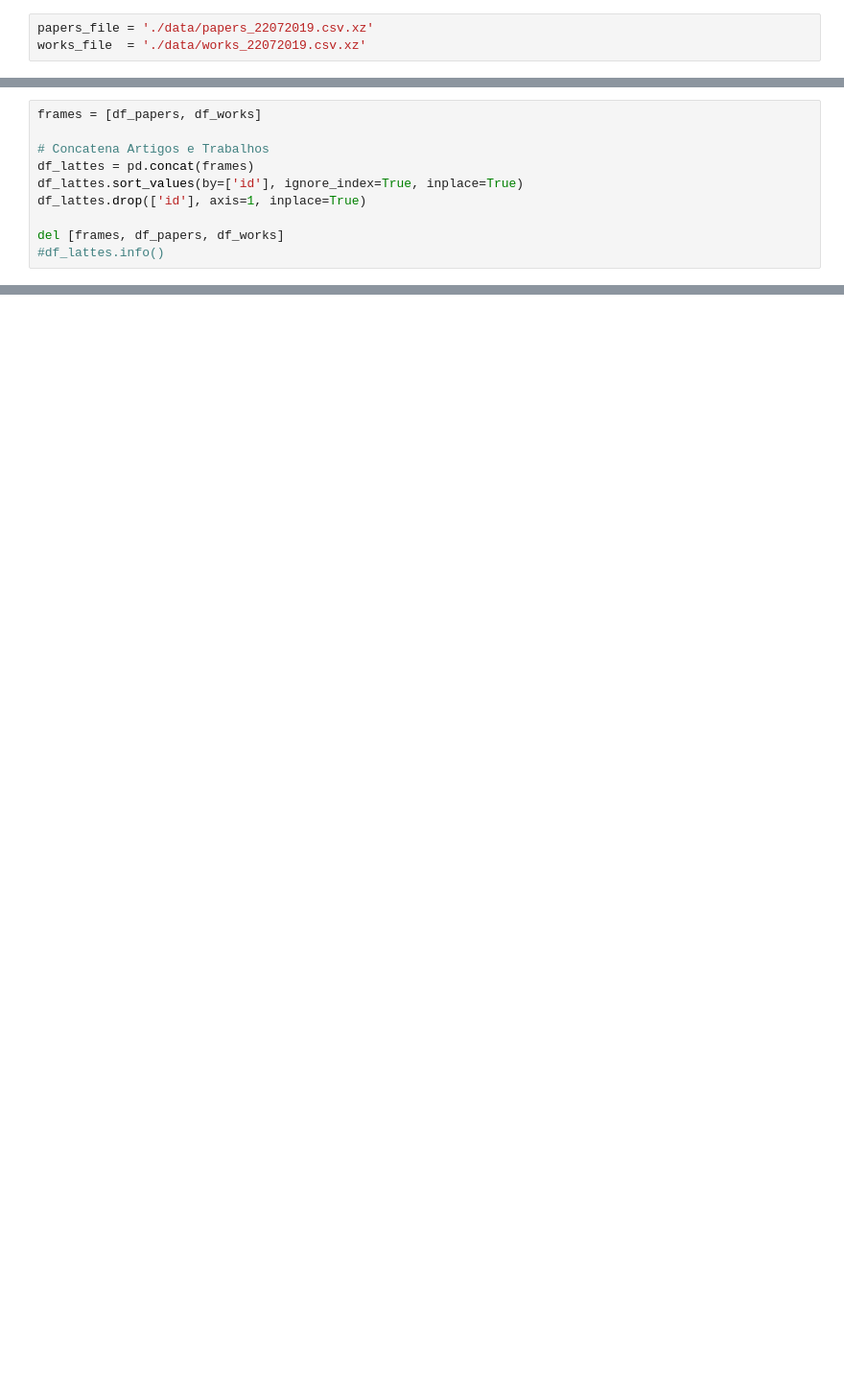
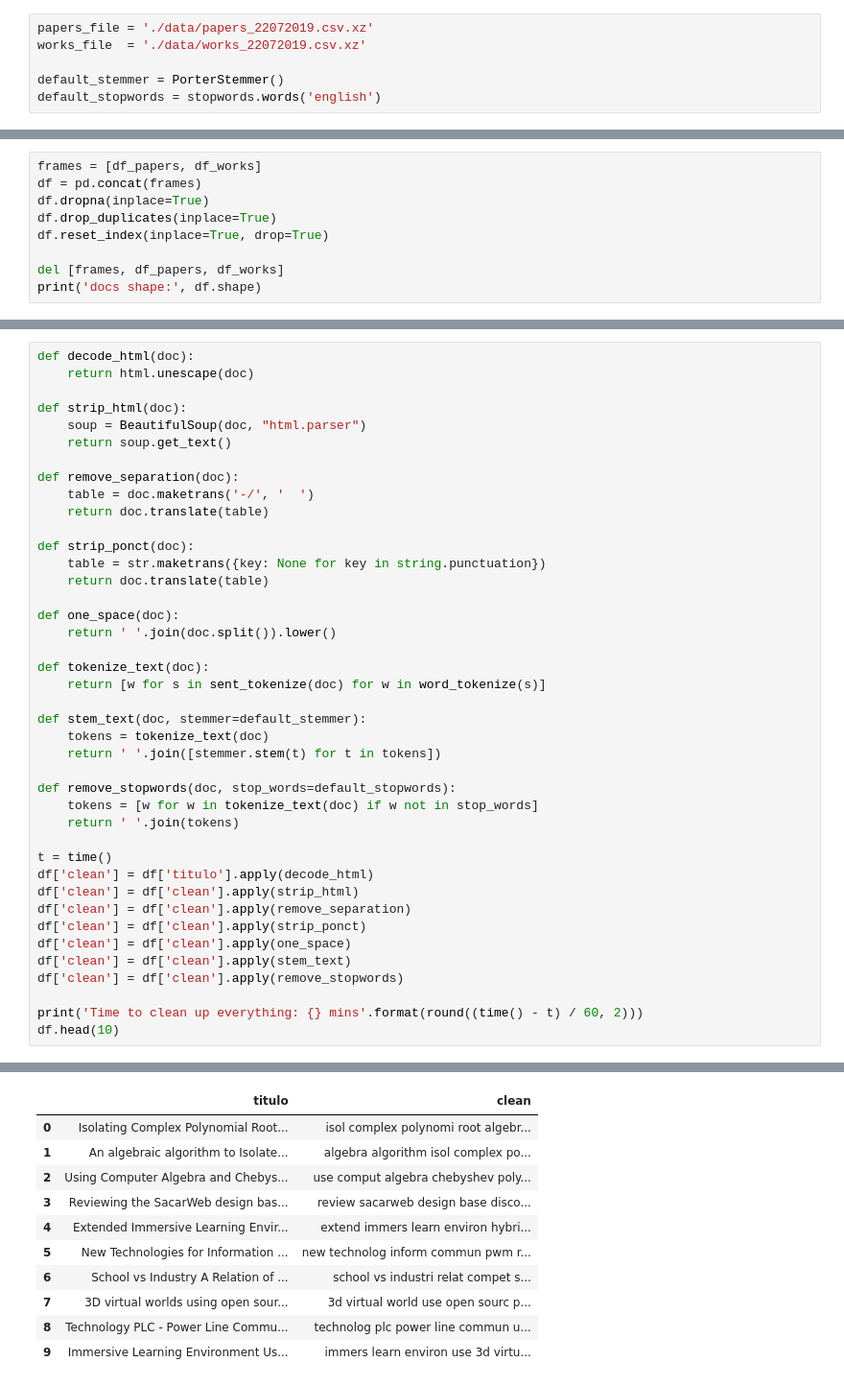
Before and after one commit to ufsj-labPi/cluwords-lattes, a Jupyter notebook: pre-embedding.ipynb, the cells around one changed output, grey strips where cells are left out. Shown at 96% size. Saved outputs shown, nothing was run; the diff lists cells and outputs as text; blank space fills up the shorter version.

```diff
--- a/pre-embedding.ipynb
+++ b/pre-embedding.ipynb
@@ -7,3 +17,6 @@ from bs4 import BeautifulSoup
 # %%
 papers_file = './data/papers_22072019.csv.xz'
 works_file  = './data/works_22072019.csv.xz'
+
+default_stemmer = PorterStemmer()
+default_stopwords = stopwords.words('english')
@@ -26,10 +50,9 @@ df_works.dropna(inplace=True)
 # %%
 frames = [df_papers, df_works]
-
-# Concatena Artigos e Trabalhos
-df_lattes = pd.concat(frames)
-df_lattes.sort_values(by=['id'], ignore_index=True, inplace=True)
-df_lattes.drop(['id'], axis=1, inplace=True)
+df = pd.concat(frames)
+df.dropna(inplace=True)
+df.drop_duplicates(inplace=True)
+df.reset_index(inplace=True, drop=True)
 
 del [frames, df_papers, df_works]
-#df_lattes.info()
+print('docs shape:', df.shape)
@@ -60,0 +63,42 @@ df_lattes['titulo'] = df_lattes['titulo'].apply(one_space)
+# %%
+def decode_html(doc):
+    return html.unescape(doc)
+
+def strip_html(doc):
+    soup = BeautifulSoup(doc, "html.parser")
+    return soup.get_text()
+
+def remove_separation(doc):
+    table = doc.maketrans('-/', '  ')
+    return doc.translate(table)
+
+def strip_ponct(doc):
+    table = str.maketrans({key: None for key in string.punctuation})
+    return doc.translate(table)
+
+def one_space(doc):
+    return ' '.join(doc.split()).lower()
+
+def tokenize_text(doc):
+    return [w for s in sent_tokenize(doc) for w in word_tokenize(s)]
+
+def stem_text(doc, stemmer=default_stemmer):
+    tokens = tokenize_text(doc)
+    return ' '.join([stemmer.stem(t) for t in tokens])
+
+def remove_stopwords(doc, stop_words=default_stopwords):
+    tokens = [w for w in tokenize_text(doc) if w not in stop_words]
+    return ' '.join(tokens)
+
+t = time()
+df['clean'] = df['titulo'].apply(decode_html)
+df['clean'] = df['clean'].apply(strip_html)
+df['clean'] = df['clean'].apply(remove_separation)
+df['clean'] = df['clean'].apply(strip_ponct)
+df['clean'] = df['clean'].apply(one_space)
+df['clean'] = df['clean'].apply(stem_text)
+df['clean'] = df['clean'].apply(remove_stopwords)
+
+print('Time to clean up everything: {} mins'.format(round((time() - t) / 60, 2)))
+df.head(10)
+# %% [output]
@@ -60,0 +106,11 @@ df_lattes['titulo'] = df_lattes['titulo'].apply(one_space)
+|  | titulo | clean |
+| 0 | Isolating Complex Polynomial Root... | isol complex polynomi root algebr... |
+| 1 | An algebraic algorithm to Isolate... | algebra algorithm isol complex po... |
+| 2 | Using Computer Algebra and Chebys... | use comput algebra chebyshev poly... |
+| 3 | Reviewing the SacarWeb design bas... | review sacarweb design base disco... |
+| 4 | Extended Immersive Learning Envir... | extend immers learn environ hybri... |
+| 5 | New Technologies for Information ... | new technolog inform commun pwm r... |
+| 6 | School vs Industry A Relation of ... | school vs industri relat compet s... |
+| 7 | 3D virtual worlds using open sour... | 3d virtual world use open sourc p... |
+| 8 | Technology PLC - Power Line Commu... | technolog plc power line commun u... |
+| 9 | Immersive Learning Environment Us... | immers learn environ use 3d virtu... |
```
Also changed, not shown: parts of 13 cells of this notebook, 4 other files.
